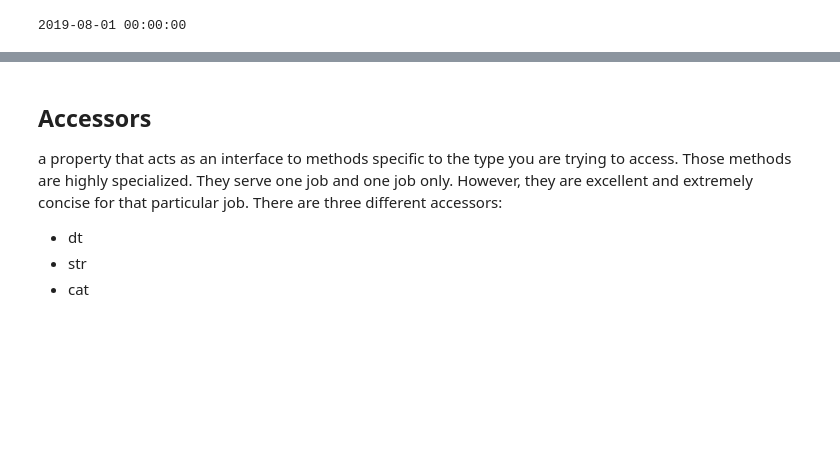
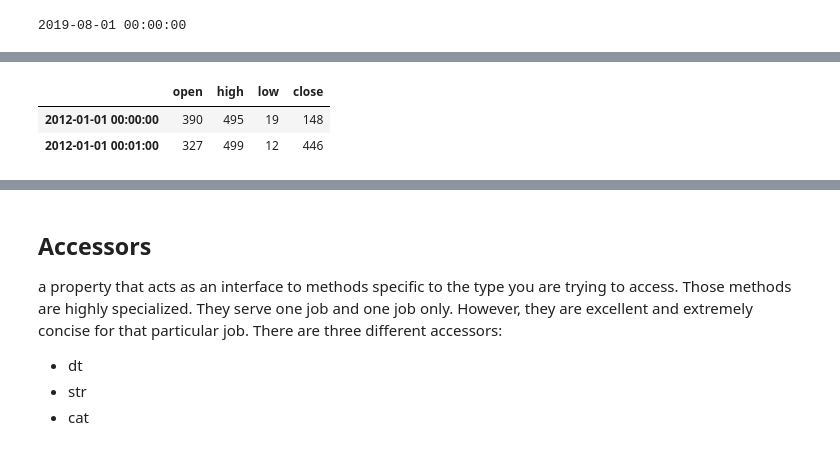
Before and after one commit to RedOx22/real-world-machine-learning, a Jupyter notebook: pandas_advanced_techniques.ipynb, the cells around one changed output, grey strips where cells are left out. Drawn from its saved outputs; the diff is of its cells as text; code cells hidden in the pictures; blank space fills up the shorter version.

```diff
--- a/pandas_advanced_techniques.ipynb
+++ b/pandas_advanced_techniques.ipynb
@@ -228,0 +420,9 @@ invoices['Date of Meal'] = pd.to_datetime(invoices['Date of Meal'],utc=True)
+# %%
+# Frequency conversion
+pd.set_option('display.max_rows', 10) # to print all 10 instances after freq conversion
+print(pd.Timestamp("1/1/2010").day_name())
+dr = pd.date_range("1/1/2010", periods=3, freq=3 * pd.offsets.BDay())
+ts = pd.Series(np.random.randn(3), index=dr)
+print(ts)
+print('---')
+print(ts.asfreq(pd.offsets.BDay()))
@@ -228,0 +456,7 @@ invoices['Date of Meal'] = pd.to_datetime(invoices['Date of Meal'],utc=True)
+# %%
+# Resampling
+rng = pd.date_range("1/1/2012", periods=100, freq="S")
+ts = pd.Series(np.random.randint(0, 500, len(rng)), index=rng)
+print(ts)
+print('---')
+print(ts.resample("1Min").sum())
@@ -228,0 +487,7 @@ invoices['Date of Meal'] = pd.to_datetime(invoices['Date of Meal'],utc=True)
+# %%
+# Open High Low Close
+ts.resample("1Min").ohlc()
+# %% [output]
+|  | open | high | low | close |
+| 2012-01-01 00:00:00 | 390 | 495 | 19 | 148 |
+| 2012-01-01 00:01:00 | 327 | 499 | 12 | 446 |
```
Also changed, not shown: parts of 35 cells of this notebook.
